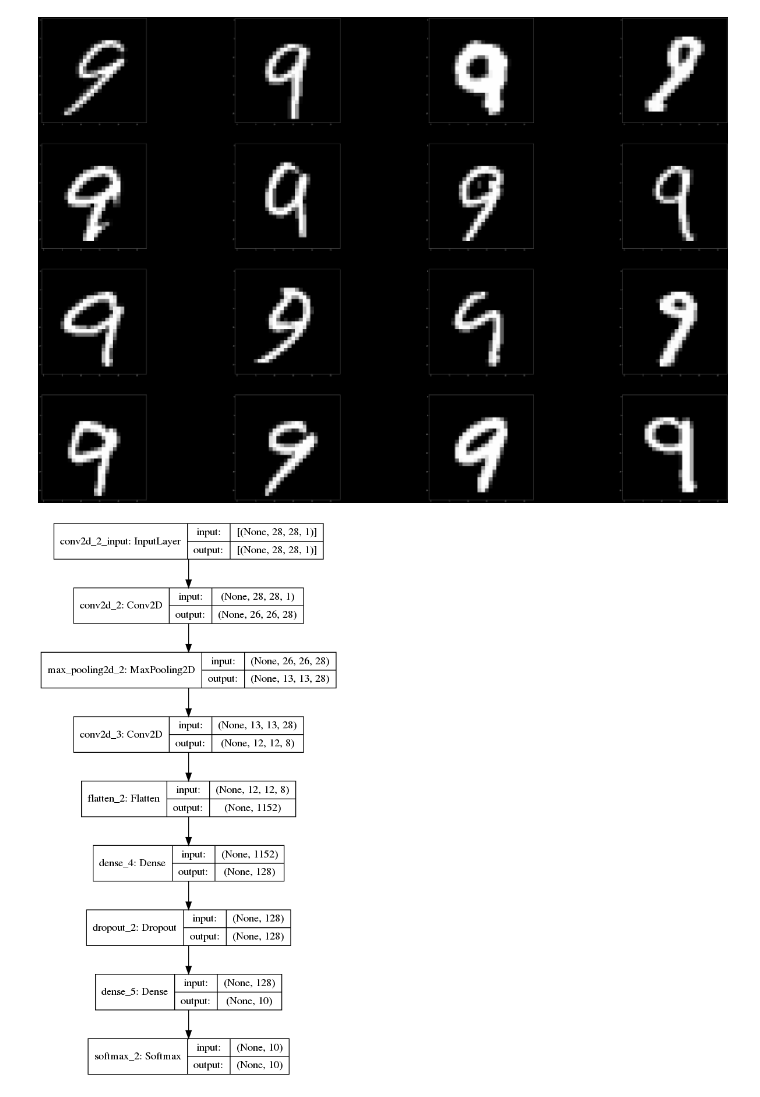
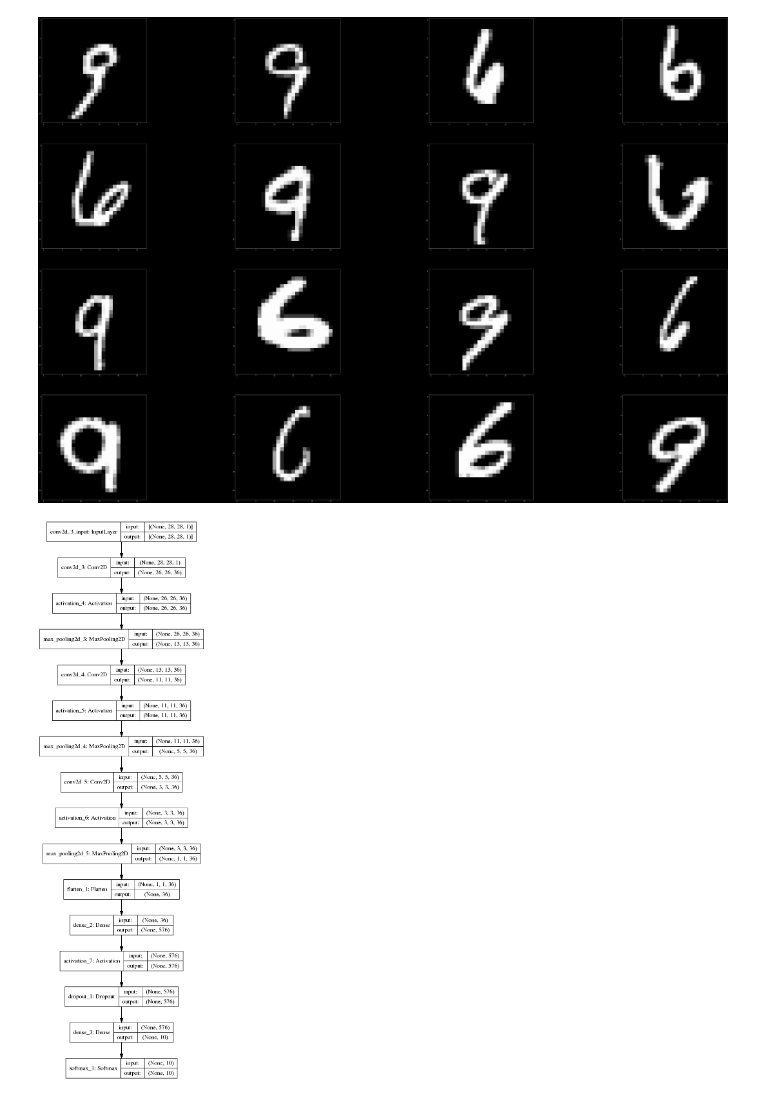
Before and after one commit to mtizim/mnist_paint, a Jupyter notebook: model.ipynb, the cells around one changed output. Drawn from its saved outputs; the diff is of its cells as text; code cells hidden in the pictures.

Commit message:
Nicer visualization, better model

```diff
--- a/model.ipynb
+++ b/model.ipynb
@@ -48,7 +50,7 @@ def show_images(images, cols = 1, titles = None):
 i = 0
 imgs = []
 for l,v in data_train.iterrows():
-        if v[0]==7:
+        if v[0] in [6,9]:
                 ar = v.as_matrix()[1:]
                 ar = np.reshape(np.array(ar),(28,28))
                 imgs.append(ar)
@@ -58,19 +60,25 @@ for l,v in data_train.iterrows():
 
 show_images(imgs,cols=4)
 # %% [output]
-[figure, old version]
+[figure, new version]
 # %%
 model = Sequential()
-model.add(Conv2D(28,3,input_shape=(28,28,1)))
-model.add(MaxPooling2D())
-model.add(Conv2D(8,2))
-# model.add(MaxPooling2D())
+model.add(Conv2D(36,3,input_shape=(28,28,1)))
+model.add(Activation("relu"))
+model.add(MaxPooling2D(2))
+model.add(Conv2D(36,3))
+model.add(Activation("relu"))
+model.add(MaxPooling2D(2))
+model.add(Conv2D(36,3))
+model.add(Activation("relu"))
+model.add(MaxPooling2D(2))
 model.add(Flatten())
-model.add(Dense(128))
-model.add(Dropout(0.2))
+model.add(Dense(576))
+model.add(Activation("relu"))
+model.add(Dropout(0.33))
 model.add(Dense(10))
 model.add(Softmax())
-model.compile("Adam",loss="categorical_crossentropy",metrics=["accuracy"])
+model.compile("Nadam",loss="categorical_crossentropy",metrics=["accuracy"])
 plot_model(model, to_file='model.png',show_shapes=True)
 # %% [output]
-[figure, old version]
+[figure, new version]
```
Also changed, not shown: parts of 7 cells of this notebook, 4 other files.
